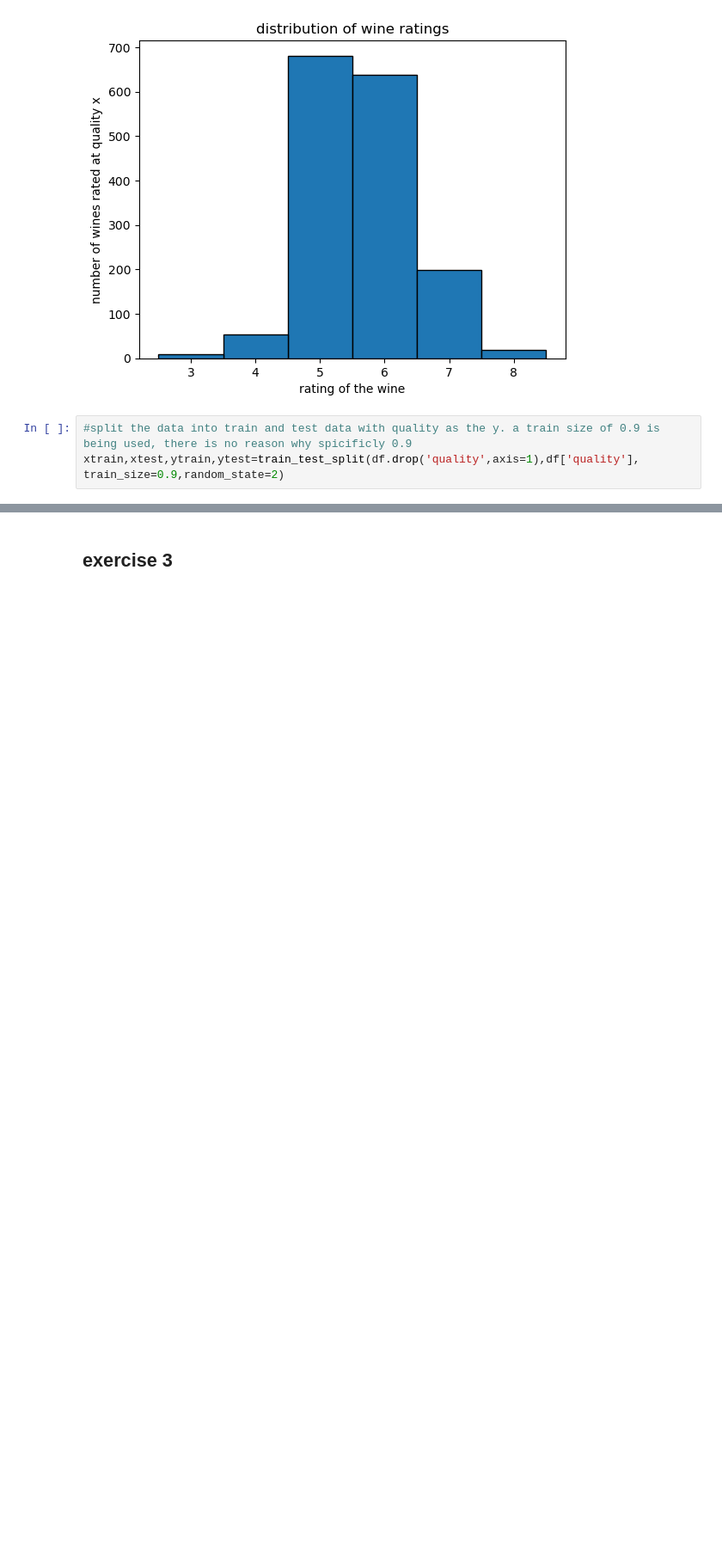
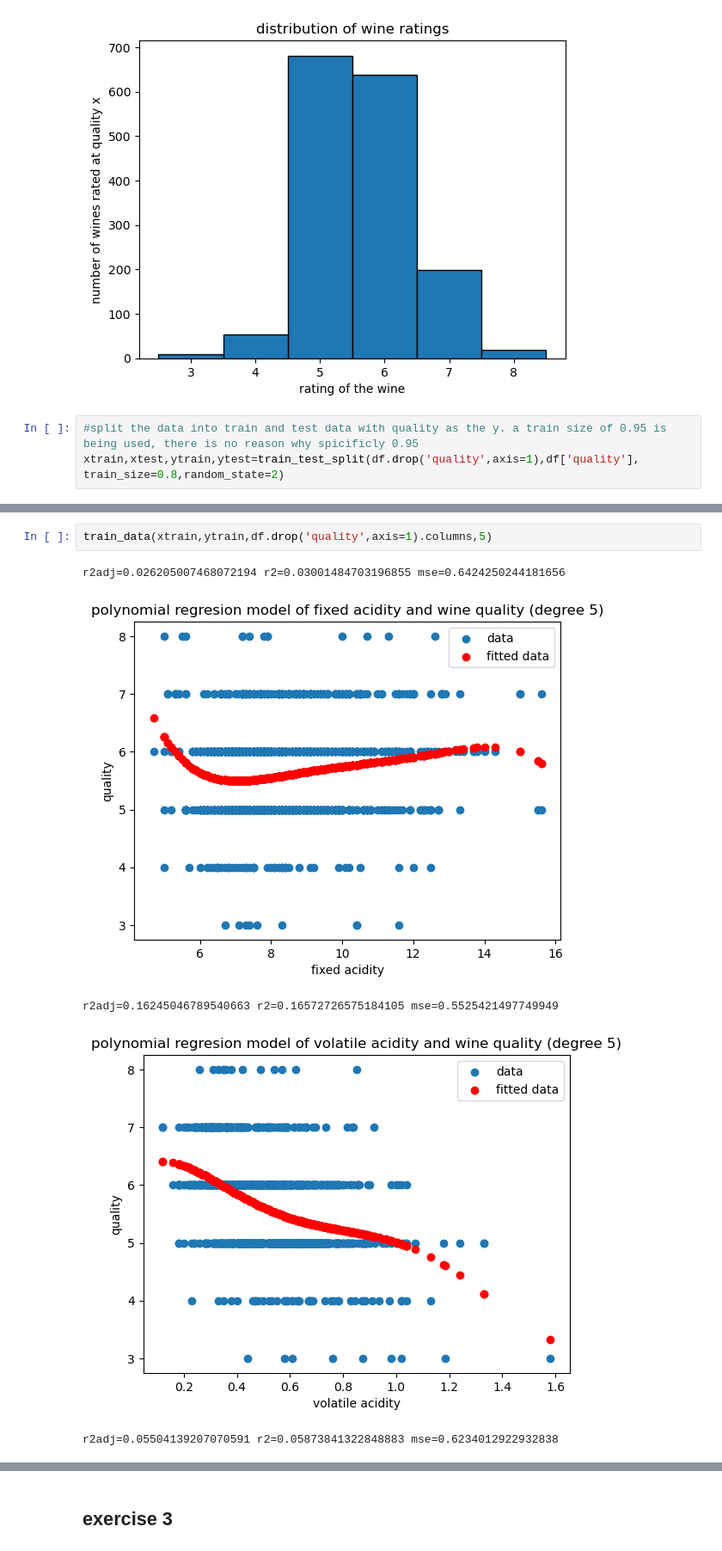
Before and after one commit to OlivierAM23/ds5_assignment_group7, a Jupyter notebook: week 6/solutions.ipynb, the cells around one changed output, grey strips where cells are left out. Shown at 86% size. Saved outputs shown, nothing was run; the diff lists cells and outputs as text; blank space fills up the shorter version.

```diff
--- a/week 6/solutions.ipynb
+++ b/week 6/solutions.ipynb
@@ -106,5 +170,5 @@ plt.show()
 # %% [output]
 [figure]
 # %%
-#split the data into train and test data with quality as the y. a train size of 0.9 is being used, there is no reason why spicificly 0.9
-xtrain,xtest,ytrain,ytest=train_test_split(df.drop('quality',axis=1),df['quality'], train_size=0.9,random_state=2)
+#split the data into train and test data with quality as the y. a train size of 0.95 is being used, there is no reason why spicificly 0.95
+xtrain,xtest,ytrain,ytest=train_test_split(df.drop('quality',axis=1),df['quality'], train_size=0.8,random_state=2)
@@ -149,0 +177,8 @@ X
+# %%
+train_data(xtrain,ytrain,df.drop('quality',axis=1).columns,5)
+# %% [output]
+r2adj=0.026205007468072194 r2=0.03001484703196855 mse=0.6424250244181656
+[figure, added]
+r2adj=0.16245046789540663 r2=0.16572726575184105 mse=0.5525421497749949
+[figure, added]
+r2adj=0.05504139207070591 r2=0.05873841322848883 mse=0.6234012922932838
```
Also changed, not shown: parts of 10 cells of this notebook, 1 other file.
